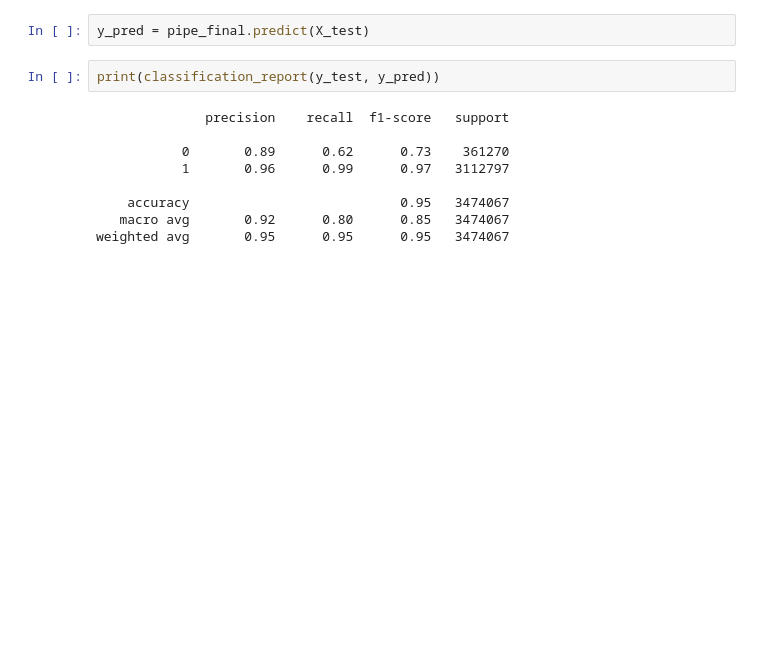
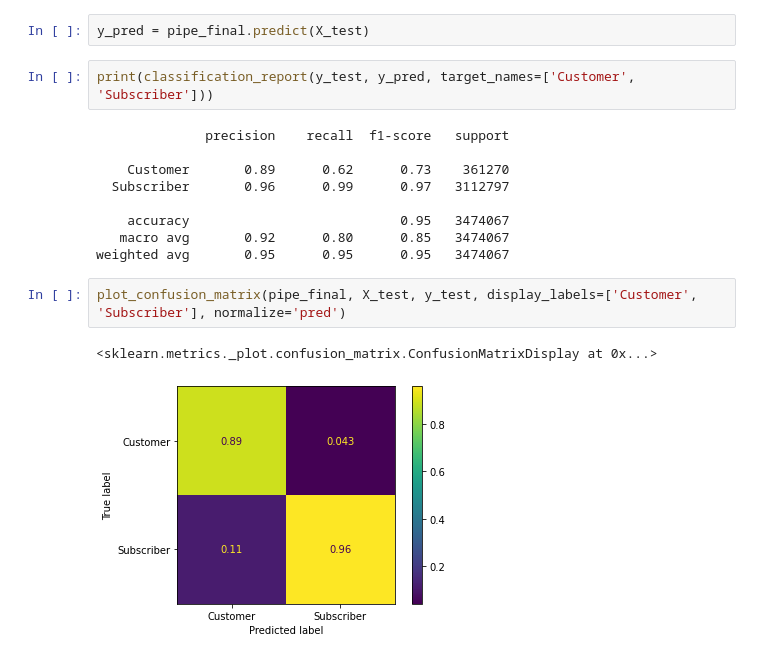
Before and after one commit to sbuttler/citibike, a Jupyter notebook: Model_training.ipynb, the cells around one changed output. Saved outputs shown, nothing was run; the diff lists cells and outputs as text; blank space fills up the shorter version.

```diff
--- a/Model_training.ipynb
+++ b/Model_training.ipynb
@@ -203,13 +223,18 @@ Pipeline(steps=[('preprocessor',
 # %%
 y_pred = pipe_final.predict(X_test)
 # %%
-print(classification_report(y_test, y_pred))
+print(classification_report(y_test, y_pred, target_names=['Customer', 'Subscriber']))
 # %% [output]
               precision    recall  f1-score   support
 
-           0       0.89      0.62      0.73    361270
-           1       0.96      0.99      0.97   3112797
+    Customer       0.89      0.62      0.73    361270
+  Subscriber       0.96      0.99      0.97   3112797
 
     accuracy                           0.95   3474067
    macro avg       0.92      0.80      0.85   3474067
 weighted avg       0.95      0.95      0.95   3474067
+# %%
+plot_confusion_matrix(pipe_final, X_test, y_test, display_labels=['Customer', 'Subscriber'], normalize='pred')
+# %% [output]
+<sklearn.metrics._plot.confusion_matrix.ConfusionMatrixDisplay at 0x...>
+[figure, added]
```
Also changed, not shown: parts of 2 cells of this notebook.
